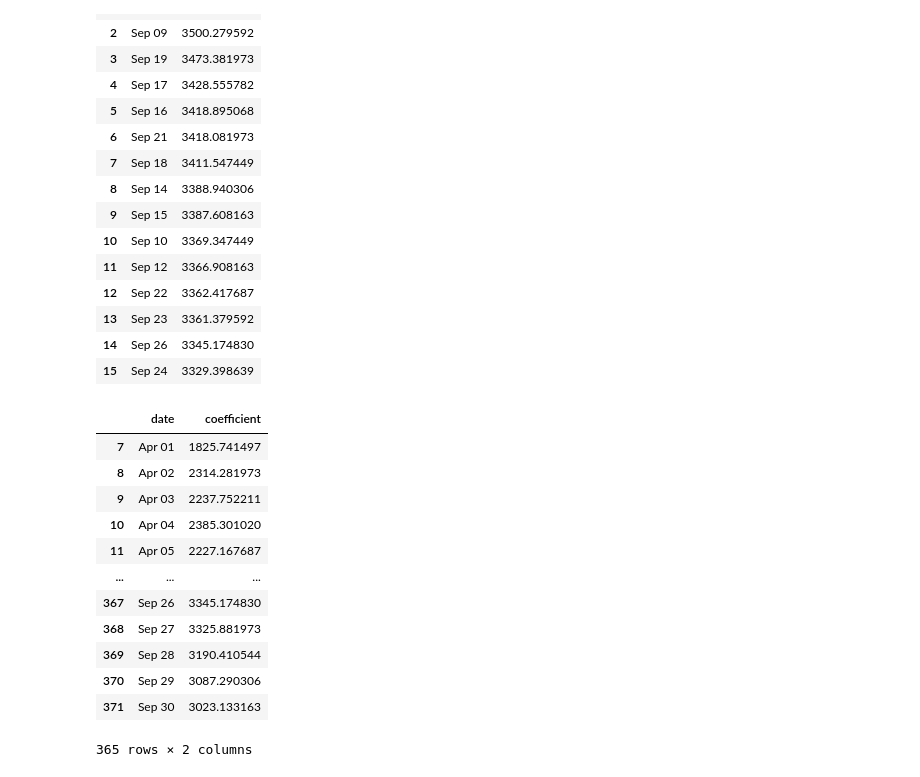
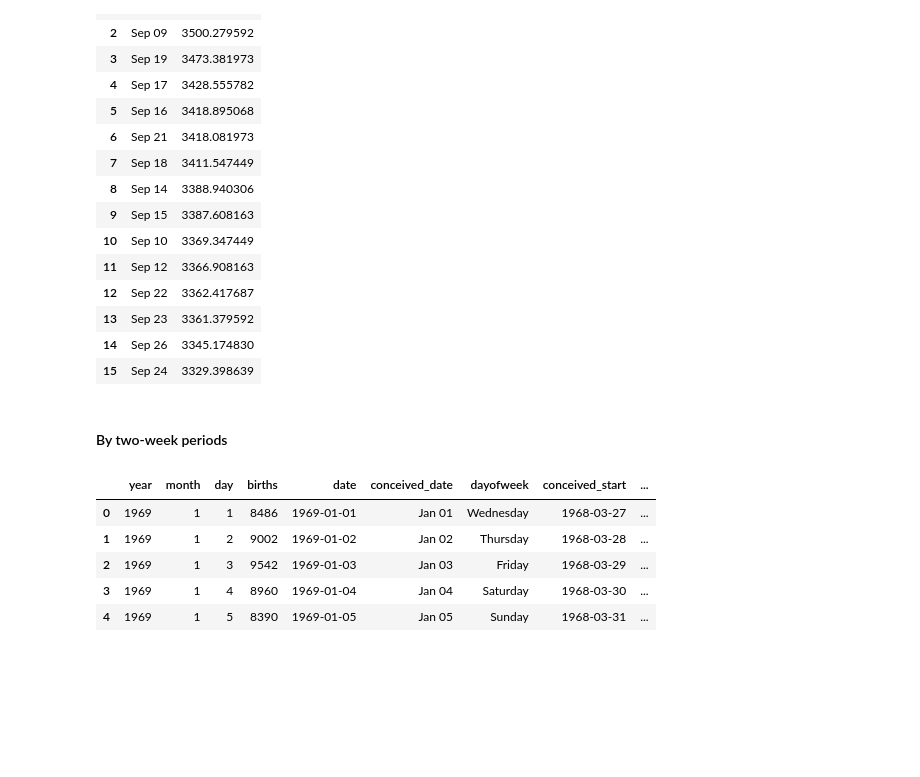
Before and after one commit to taidnguyen/us-birthdays, a Jupyter notebook: main.ipynb, the cells around one changed output. Cells and saved outputs as stored; diff of their text form; code cells hidden in the pictures; blank space fills up the shorter version.

```diff
--- a/main.ipynb
+++ b/main.ipynb
@@ -223,20 +227,17 @@ results_df.sort_values(by='coefficient', ascending=False)[:16].reset_index(drop=
 | 13 | Sep 23 | 3361.379592 |
 | 14 | Sep 26 | 3345.174830 |
 | 15 | Sep 24 | 3329.398639 |
-# %%
-# Plot
-results_df =. results_df[7:].sort_values(by='date')
-# %% [output]
-|  | date | coefficient |
-| 7 | Apr 01 | 1825.741497 |
-| 8 | Apr 02 | 2314.281973 |
-| 9 | Apr 03 | 2237.752211 |
-| 10 | Apr 04 | 2385.301020 |
-| 11 | Apr 05 | 2227.167687 |
-| ... | ... | ... |
-| 367 | Sep 26 | 3345.174830 |
-| 368 | Sep 27 | 3325.881973 |
-| 369 | Sep 28 | 3190.410544 |
-| 370 | Sep 29 | 3087.290306 |
-| 371 | Sep 30 | 3023.133163 |
-365 rows × 2 columns
+# %% [markdown]
+#### By two-week periods
+# %%
+# Get conceived dates
+birth_df['conceived_start'] = birth_df['date'] - datetime.timedelta(days=280) #40 weeks
+birth_df['conceived_end'] = birth_df['date'] - datetime.timedelta(days=266) #38 weeks
+birth_df.head()
+# %% [output]
+|  | year | month | day | births | date | conceived_date | dayofweek | conceived_start | ... |
+| 0 | 1969 | 1 | 1 | 8486 | 1969-01-01 | Jan 01 | Wednesday | 1968-03-27 | ... |
+| 1 | 1969 | 1 | 2 | 9002 | 1969-01-02 | Jan 02 | Thursday | 1968-03-28 | ... |
+| 2 | 1969 | 1 | 3 | 9542 | 1969-01-03 | Jan 03 | Friday | 1968-03-29 | ... |
+| 3 | 1969 | 1 | 4 | 8960 | 1969-01-04 | Jan 04 | Saturday | 1968-03-30 | ... |
+| 4 | 1969 | 1 | 5 | 8390 | 1969-01-05 | Jan 05 | Sunday | 1968-03-31 | ... |
```
Also changed, not shown: parts of 6 cells of this notebook.
